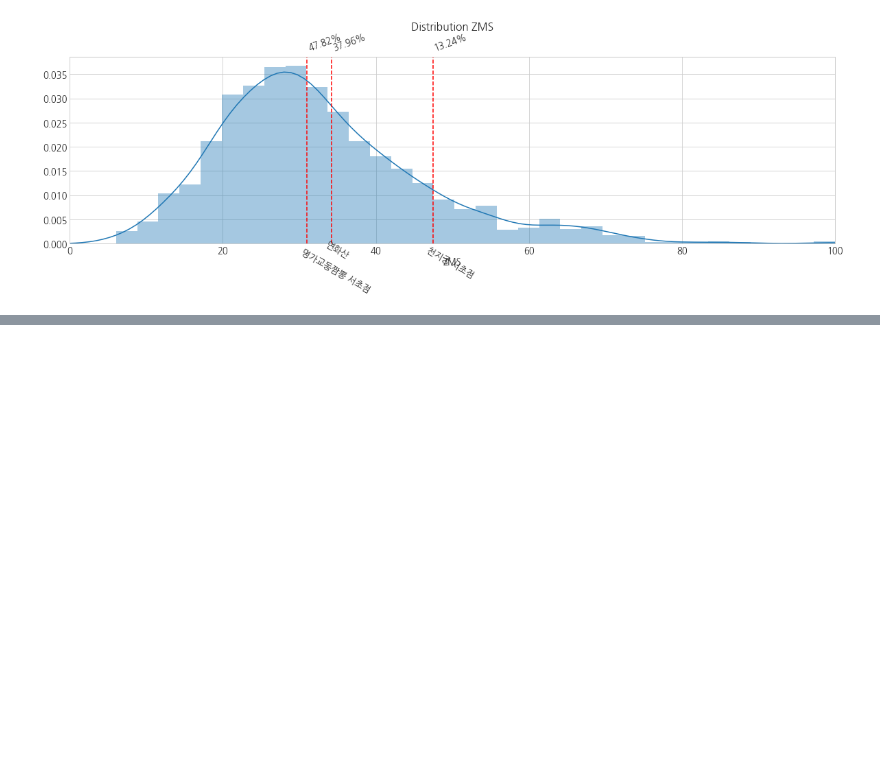
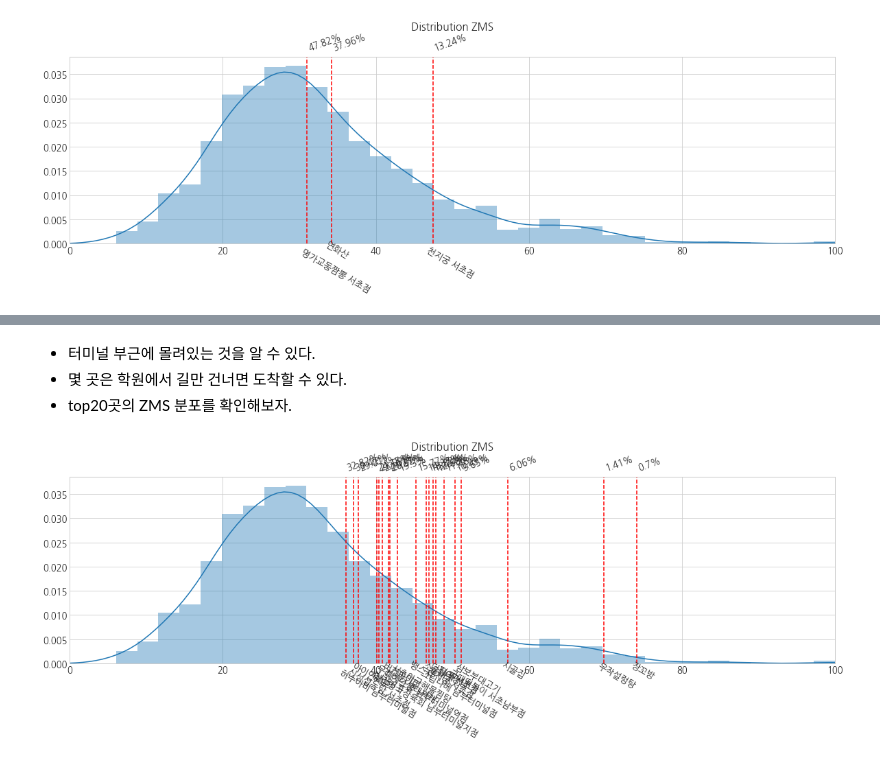
Before and after one commit to Sean-Parkk/playdata_miniproject, a Jupyter notebook: 귀여운펭귄처럼_분석.ipynb, the cells around one changed output, grey strips where cells are left out. Cells and saved outputs as stored; diff of their text form; code cells hidden in the pictures; blank space fills up the shorter version.

Commit message:
Visualization top 12 restaurant near by academy

```diff
--- a/귀여운펭귄처럼_분석.ipynb
+++ b/귀여운펭귄처럼_분석.ipynb
@@ -192,7 +191,8 @@ print('평균: {:.2f}, 중앙값: {:.2f}'.format(df.ZMS.mean(), df.ZMS.median())
 * 이제 다시 중화요리 카테고리로 돌아와서, 30점보다 높은 곳은 어디인지 살펴보자.
 # %%
 median_ZMS = df.ZMS.median()
-df_700_ch.query('ZMS > @median_ZMS')
+df_700_ch_good = df_700_ch.query('ZMS > @median_ZMS')
+df_700_ch_good
 # %% [output]
 |  | name | category | address | score | eval_cnt | review_cnt | lat | lng | distance | ZMS |
 | 7 | 천지궁 서초점 | 중화요리 | 서초동 1589-8 | 3.5 | 28 | 23 | 37.485174 | 127.013142 | 679.771468 | 47.44 |
@@ -203,7 +203,7 @@ df_700_ch.query('ZMS > @median_ZMS')
 * 이 음식점들은 전체 식당 중 몇%인지 살펴보자.
 # %%
 dist_zms()
-for ch in df_700_ch.query('ZMS > @median_ZMS').name:
+for ch in df_700_ch_good.name:
     add_zms(ch)
 # %% [output]
 [figure]
@@ -209,0 +271,10 @@ for ch in df_700_ch.query('ZMS > @median_ZMS').name:
+# %% [markdown]
+* 터미널 부근에 몰려있는 것을 알 수 있다.
+* 몇 곳은 학원에서 길만 건너면 도착할 수 있다.
+* top20곳의 ZMS 분포를 확인해보자.
+# %%
+dist_zms()
+for ch in df_700[:20].name:
+    add_zms(ch)
+# %% [output]
+[figure, added]
```
Also changed, not shown: parts of 23 cells of this notebook.
